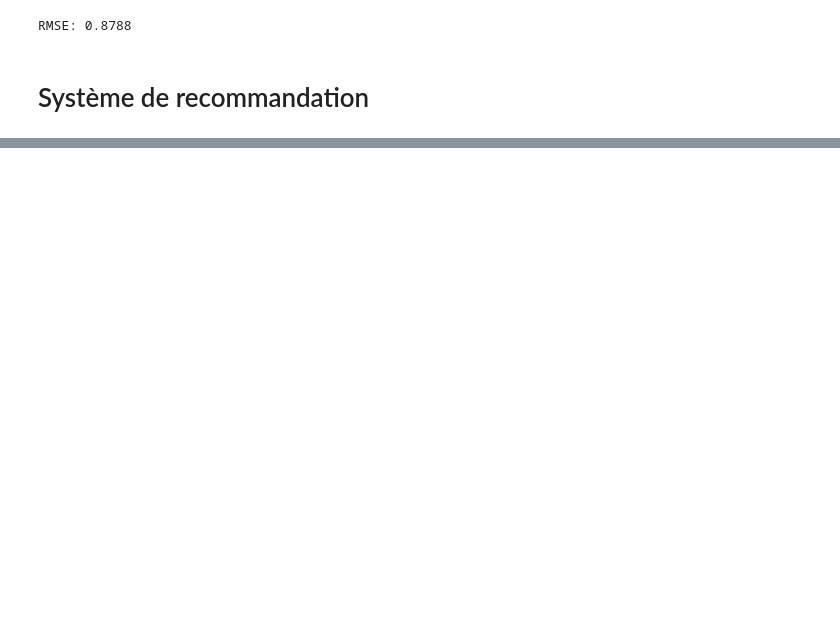
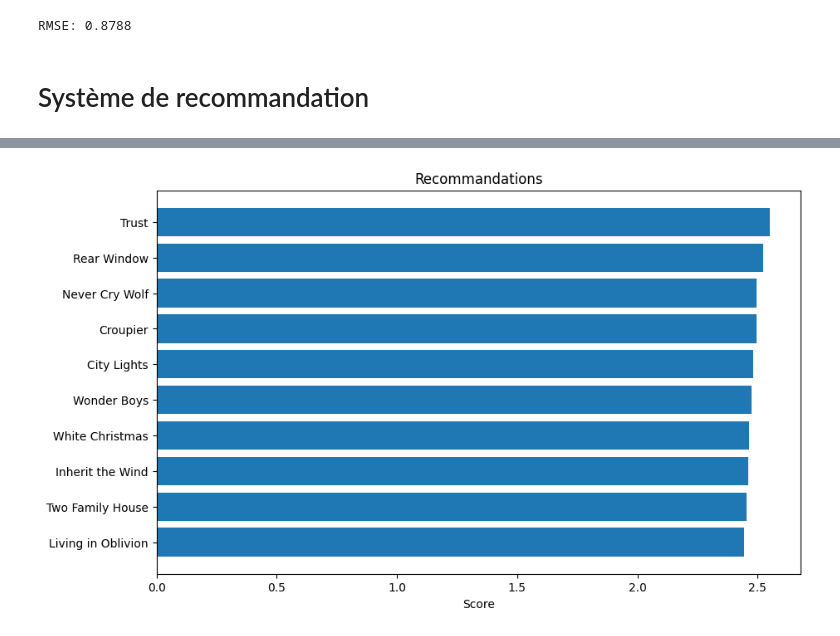
Before and after one commit to Zar-meyo/REMA, a Jupyter notebook: project.ipynb, the cells around one changed output, grey strips where cells are left out. Cells and saved outputs as stored; diff of their text form; code cells hidden in the pictures; blank space fills up the shorter version.

```diff
--- a/project.ipynb
+++ b/project.ipynb
@@ -215,0 +225,16 @@ plt.show()
+# %%
+user1_id = 289
+user2_id = 24
+recommendations = hybrid_recommendations(user1_id, user2_id)
+# %%
+titles = [movie[0] for movie in recommendations]
+scores = [movie[1] for movie in recommendations]
+
+plt.figure(figsize=(10, 6))
+plt.barh(titles, scores)
+plt.xlabel('Score')
+plt.title('Recommandations')
+plt.gca().invert_yaxis()
+plt.show()
+# %% [output]
+[figure, added]
```
Also changed, not shown: parts of 11 cells of this notebook.
